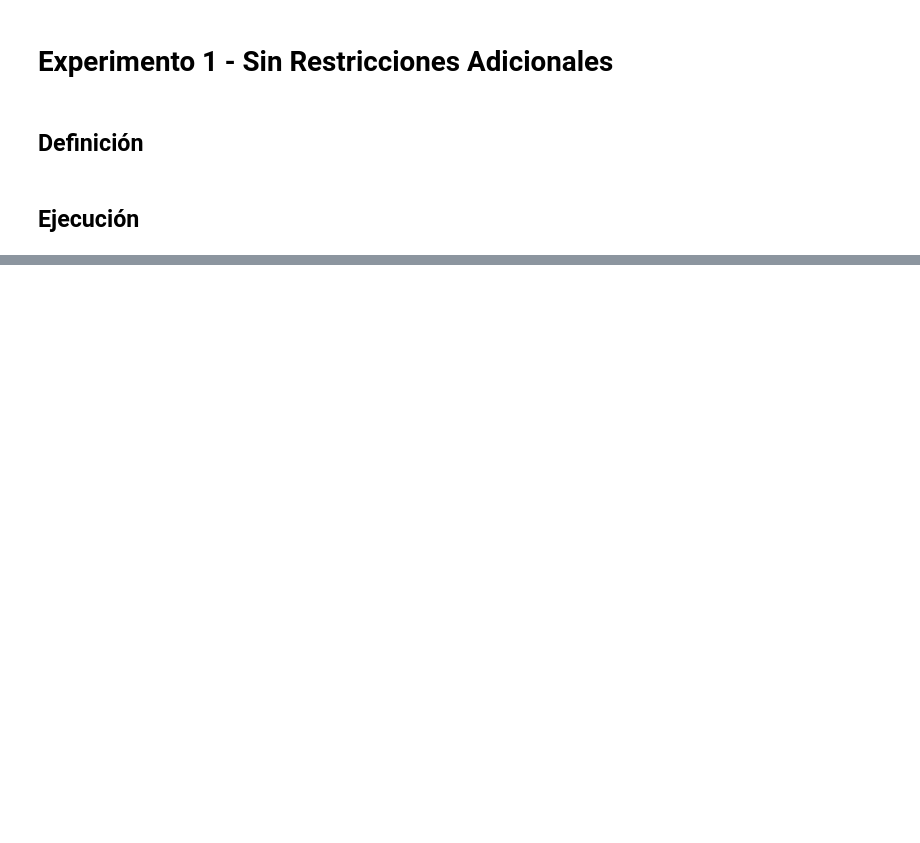
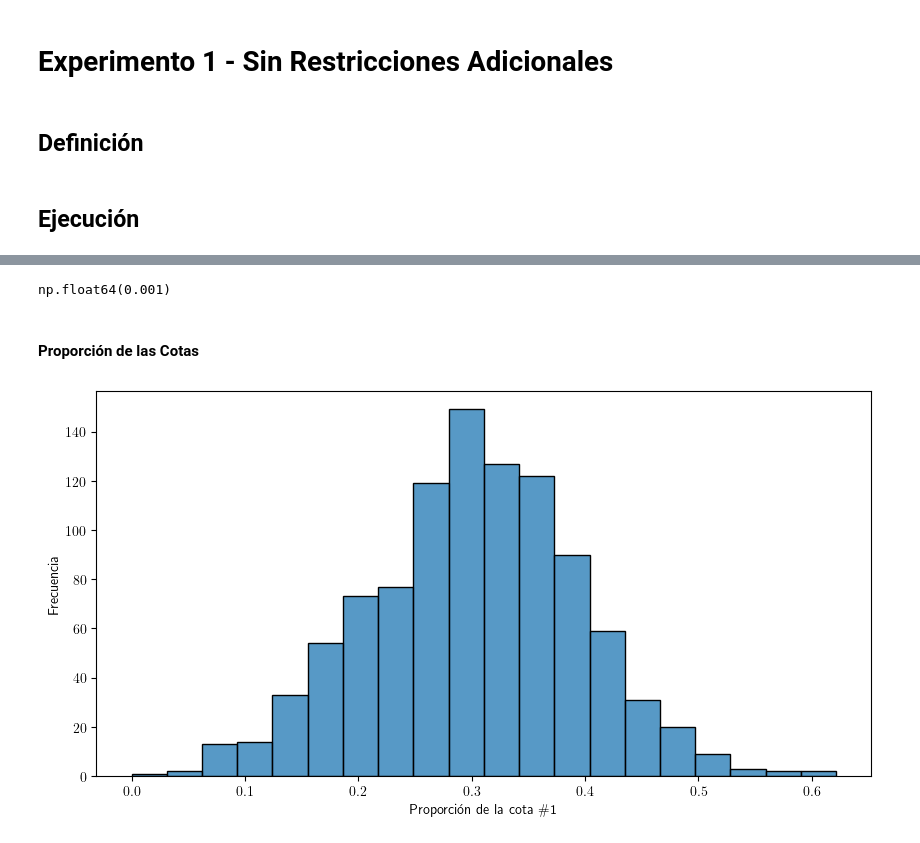
Before and after one commit to sponja23/invop-tp, a Jupyter notebook: experimentos/experimento_1.ipynb, the cells around one changed output, grey strips where cells are left out. Cells and saved outputs as stored; diff of their text form; code cells hidden in the pictures; blank space fills up the shorter version.

```diff
--- a/experimentos/experimento_1.ipynb
+++ b/experimentos/experimento_1.ipynb
@@ -49,0 +73,17 @@ resultados = experimento.ejecutar()
+# %%
+(objs <= 1e-8).mean()
+# %% [output]
+np.float64(0.001)
+# %% [markdown]
+#### Proporción de las Cotas
+# %%
+proporciones_optimo = [
+    obj / instancia.beneficio_maximo()
+    for obj, instancia in zip(resultados.objetivos, resultados.instancias)
+]
+
+fig = histograma(proporciones_optimo, xlabel="Proporción de la cota \#1")
+
+experimento.guardar_imagen(fig, "distribucion_proporcion_optimo")
+# %% [output]
+[figure, added]
```
Also changed, not shown: parts of 22 cells of this notebook, 8 other files.
